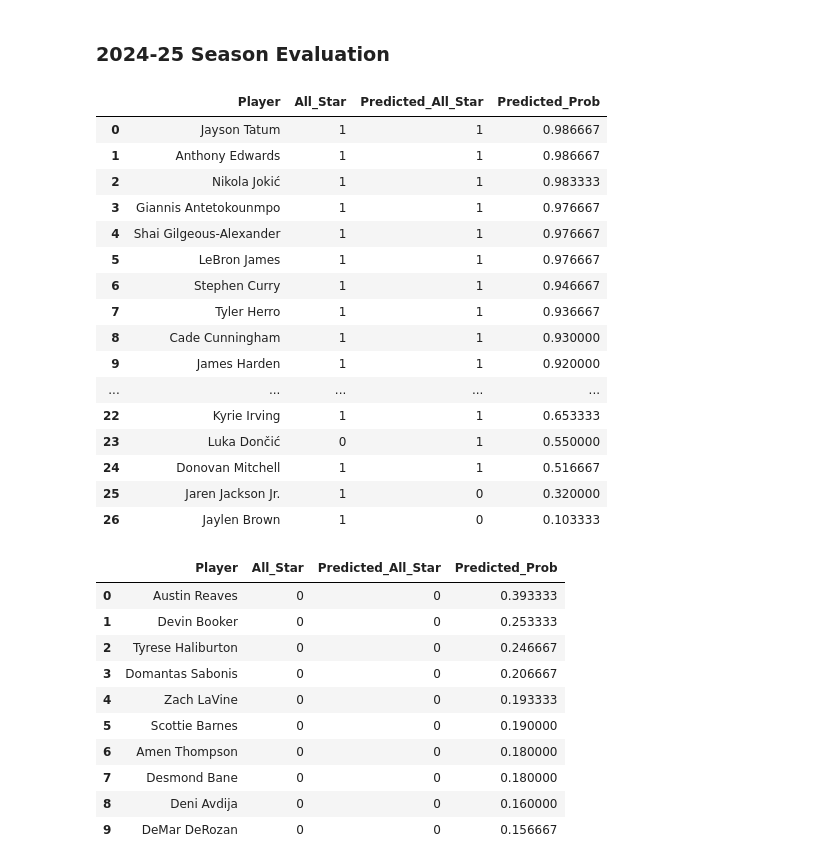
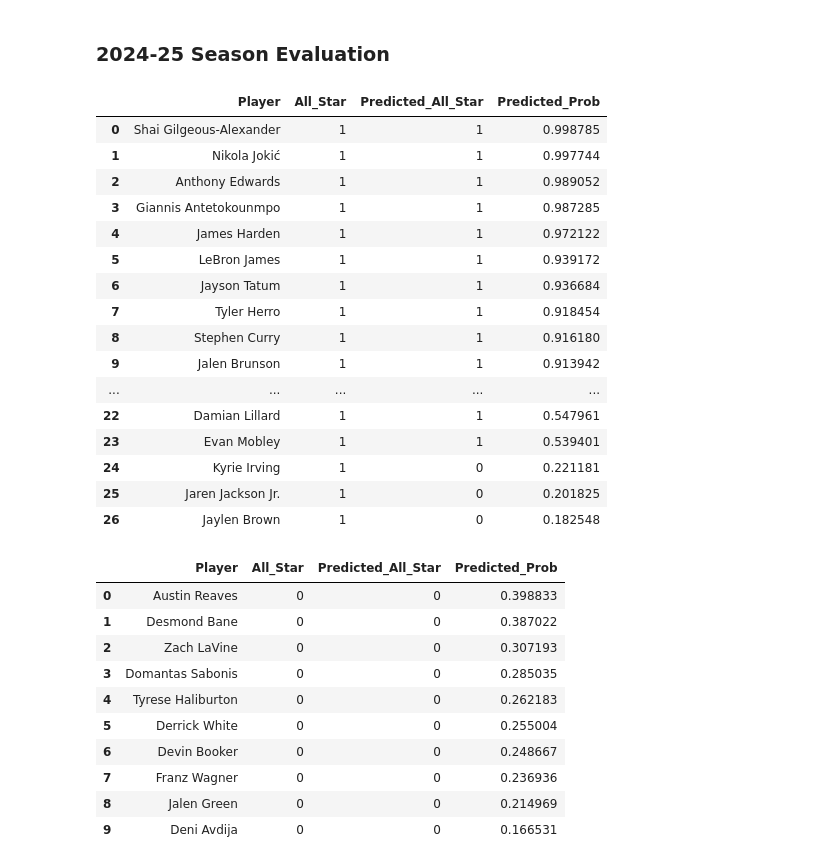
Before and after one commit to jeehunhwang/nba-all-star-prediction, a Jupyter notebook: nba.ipynb, the cells around one changed output. Cells and saved outputs as stored; diff of their text form; code cells hidden in the pictures.

```diff
--- a/nba.ipynb
+++ b/nba.ipynb
@@ -522,0 +528,14 @@ dtype: float64
+# %%
+xgb = XGBClassifier(
+    objective="binary:logistic",
+    n_estimators=600,
+    learning_rate=0.05,
+    max_depth=4,
+    subsample=0.8,
+    colsample_bytree=0.8,
+    reg_lambda=1.0,
+    random_state=42,
+    tree_method="hist"
+)
+
+xgb.fit(X_train, y_train)
@@ -525,33 +579,33 @@ dtype: float64
 # %%
 df_2425 = df[df["Season"] == "2024-25"].copy()
 X_2425 = df_2425[features]
-df_2425["Predicted_All_Star"] = rf01.predict(X_2425)
-df_2425["Predicted_Prob"] = rf01.predict_proba(X_2425)[:, 1]
+df_2425["Predicted_All_Star"] = xgb.predict(X_2425)
+df_2425["Predicted_Prob"] = xgb.predict_proba(X_2425)[:, 1]
 
 allstar_compare = df_2425[
     (df_2425["All_Star"] == 1) |
     (df_2425["Predicted_All_Star"] == 1)
 ][["Player", "All_Star", "Predicted_All_Star", "Predicted_Prob"]]
 allstar_compare = allstar_compare.sort_values(by="Predicted_Prob", ascending=False).reset_index(drop=True)
 allstar_compare
 # %% [output]
 |  | Player | All_Star | Predicted_All_Star | Predicted_Prob |
-| 0 | Jayson Tatum | 1 | 1 | 0.986667 |
-| 1 | Anthony Edwards | 1 | 1 | 0.986667 |
-| 2 | Nikola Jokić | 1 | 1 | 0.983333 |
-| 3 | Giannis Antetokounmpo | 1 | 1 | 0.976667 |
-| 4 | Shai Gilgeous-Alexander | 1 | 1 | 0.976667 |
-| 5 | LeBron James | 1 | 1 | 0.976667 |
-| 6 | Stephen Curry | 1 | 1 | 0.946667 |
-| 7 | Tyler Herro | 1 | 1 | 0.936667 |
-| 8 | Cade Cunningham | 1 | 1 | 0.930000 |
-| 9 | James Harden | 1 | 1 | 0.920000 |
+| 0 | Shai Gilgeous-Alexander | 1 | 1 | 0.998785 |
+| 1 | Nikola Jokić | 1 | 1 | 0.997744 |
+| 2 | Anthony Edwards | 1 | 1 | 0.989052 |
+| 3 | Giannis Antetokounmpo | 1 | 1 | 0.987285 |
+| 4 | James Harden | 1 | 1 | 0.972122 |
+| 5 | LeBron James | 1 | 1 | 0.939172 |
+| 6 | Jayson Tatum | 1 | 1 | 0.936684 |
+| 7 | Tyler Herro | 1 | 1 | 0.918454 |
+| 8 | Stephen Curry | 1 | 1 | 0.916180 |
+| 9 | Jalen Brunson | 1 | 1 | 0.913942 |
 | ... | ... | ... | ... | ... |
-| 22 | Kyrie Irving | 1 | 1 | 0.653333 |
-| 23 | Luka Dončić | 0 | 1 | 0.550000 |
-| 24 | Donovan Mitchell | 1 | 1 | 0.516667 |
-| 25 | Jaren Jackson Jr. | 1 | 0 | 0.320000 |
-| 26 | Jaylen Brown | 1 | 0 | 0.103333 |
+| 22 | Damian Lillard | 1 | 1 | 0.547961 |
+| 23 | Evan Mobley | 1 | 1 | 0.539401 |
+| 24 | Kyrie Irving | 1 | 0 | 0.221181 |
+| 25 | Jaren Jackson Jr. | 1 | 0 | 0.201825 |
+| 26 | Jaylen Brown | 1 | 0 | 0.182548 |
 # %%
 snubs = df_2425[
     (df_2425["All_Star"] == 0) &
@@ -561,13 +615,13 @@ snubs = snubs.sort_values(by="Predicted_Prob", ascending=False).reset_index(drop
 snubs.head(10)
 # %% [output]
 |  | Player | All_Star | Predicted_All_Star | Predicted_Prob |
-| 0 | Austin Reaves | 0 | 0 | 0.393333 |
-| 1 | Devin Booker | 0 | 0 | 0.253333 |
-| 2 | Tyrese Haliburton | 0 | 0 | 0.246667 |
-| 3 | Domantas Sabonis | 0 | 0 | 0.206667 |
-| 4 | Zach LaVine | 0 | 0 | 0.193333 |
-| 5 | Scottie Barnes | 0 | 0 | 0.190000 |
-| 6 | Amen Thompson | 0 | 0 | 0.180000 |
-| 7 | Desmond Bane | 0 | 0 | 0.180000 |
-| 8 | Deni Avdija | 0 | 0 | 0.160000 |
-| 9 | DeMar DeRozan | 0 | 0 | 0.156667 |
+| 0 | Austin Reaves | 0 | 0 | 0.398833 |
+| 1 | Desmond Bane | 0 | 0 | 0.387022 |
+| 2 | Zach LaVine | 0 | 0 | 0.307193 |
+| 3 | Domantas Sabonis | 0 | 0 | 0.285035 |
+| 4 | Tyrese Haliburton | 0 | 0 | 0.262183 |
+| 5 | Derrick White | 0 | 0 | 0.255004 |
+| 6 | Devin Booker | 0 | 0 | 0.248667 |
+| 7 | Franz Wagner | 0 | 0 | 0.236936 |
+| 8 | Jalen Green | 0 | 0 | 0.214969 |
+| 9 | Deni Avdija | 0 | 0 | 0.166531 |
```
Also changed, not shown: parts of 8 cells of this notebook.
